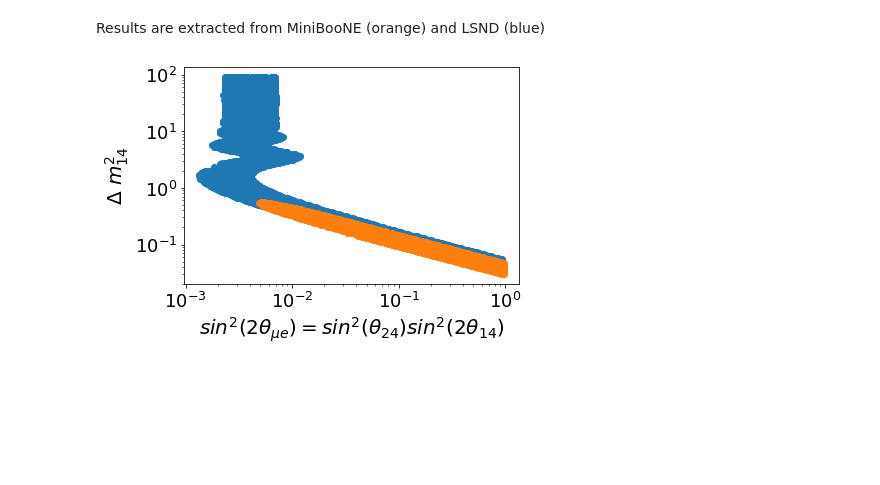
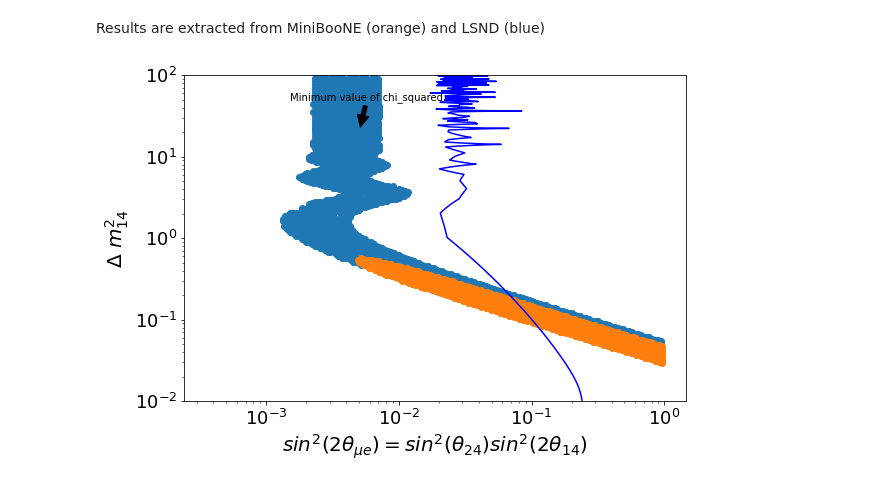
Before and after one commit to finnerudo/MScproject, a Jupyter notebook: MainAnalysis_refresh.ipynb, the cells around one changed output. Drawn from its saved outputs; the diff is of its cells as text; code cells hidden in the pictures; blank space fills up the shorter version.

```diff
--- a/MainAnalysis_refresh.ipynb
+++ b/MainAnalysis_refresh.ipynb
@@ -125,13 +125,13 @@ def Selections(frame):
     selection = selection & (trk_energy_tot < 4)
 
     # remove the 0 component from nu cosmic distance
-    ###selection = selection & (cosmic_distance > 10)
+    selection = selection & (cosmic_distance > 10)
 
     # take out topological score below a certain value (0.4)
     selection = selection & (topological > 0.2)
 
     # remove trk_len_v values below 200
-    ###selection = selection & (trk_len_v > 200)
+    #selection = selection & (trk_len_v > 200)
 
     # separate frame from frame_selection to allow for efficiency calculations
     frame_selection = frame[selection]
@@ -323,7 +323,7 @@ def chi_squared_mapping(MC_heights, data_heights, theta_list, mass_list, bin_cen
 
             # calculate the probability of oscillation for the bin_centers
             #### FLIPPING J AND I HERE MAKES THIS WORK. THEY ARE THE EXACT SAME LENGTH, SO GOD KNOWS WHY.
-            p_vals = (1-oscillation_func(theta_list[j], mass_list[i], bin_centers))
+            p_vals = (1-oscillation_func(theta_list[i], mass_list[j], bin_centers))
             # apply these probability values to the heights of our MC data
             MC_heights_new = p_vals*MC_heights
 
@@ -335,7 +335,6 @@ def chi_squared_mapping(MC_heights, data_heights, theta_list, mass_list, bin_cen
             # then save the chi_squared_values for the new MC_heights
             ### SEE, NOW I AND THEN J...WHY?
             chi_square_map[i,j] = chi_squared_pearson(MC_heights_new, data_heights)
-
             ###print("passed")
     return chi_square_map
 # %%
@@ -412,5 +454,8 @@ plt.show()
 
 make new probability oscillation functions for the 3+1 model, apply them to get a result
+# %%
+ue_theta_vals = 0.24*theta_vals
+xxx, yyy = np.meshgrid(ue_theta_vals, mass_vals, indexing='ij')
 # %% [markdown]
 # Compare your result with MiniBooNE
 # %% [markdown]
@@ -418,18 +463,23 @@ Results are extracted from MiniBooNE (orange) and LSND (blue)
 # %%
 # Load data
 LSND_data = pd.read_csv('./data/DataSet_LSND.csv').to_numpy()
 MiniBooNE_data = pd.read_csv('./data/DataSet_MiniBooNE.csv').to_numpy()
-
+plt.figure(figsize=(9,6))
 # Plot data
 plt.plot(LSND_data[:,0],LSND_data[:,1],'o')
 plt.plot(MiniBooNE_data[:,0],MiniBooNE_data[:,1],'o')
+
+plt.annotate('Minimum value of chi_squared', xy=(0.0212*0.24, 22.23), xytext=(0.0015,50),arrowprops=dict(facecolor='black', shrink=0.05))
+
+colors =  ['blue']
+CS = plt.contour(xxx, yyy, chi_square_div, [16.46], colors = colors)
 
 plt.xlabel(r'$sin^2(2\theta_{\mu e})=sin^2(\theta_{24})sin^2(2\theta_{14})$',fontsize=20)
 plt.ylabel(r'$\Delta$ $m_{14}^2$',fontsize=20)
 plt.xticks(fontsize=18)
 plt.yticks(fontsize=18)
 plt.yscale('log')
 plt.xscale('log')
 plt.show()
 # %% [output]
-[figure, old version]
+[figure, new version]
```
Also changed, not shown: parts of 12 cells of this notebook, 3 other files.
